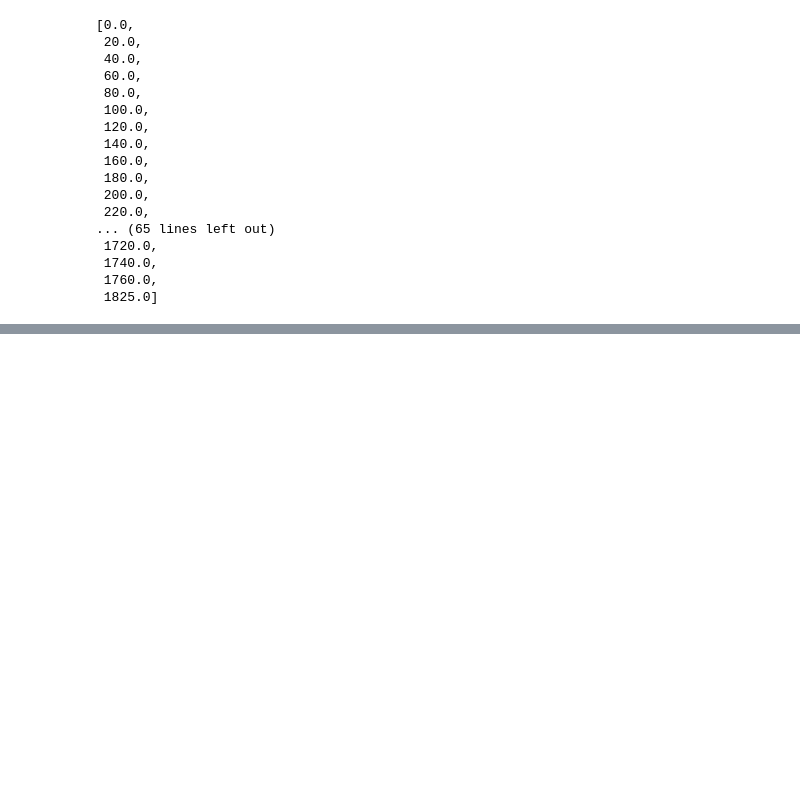
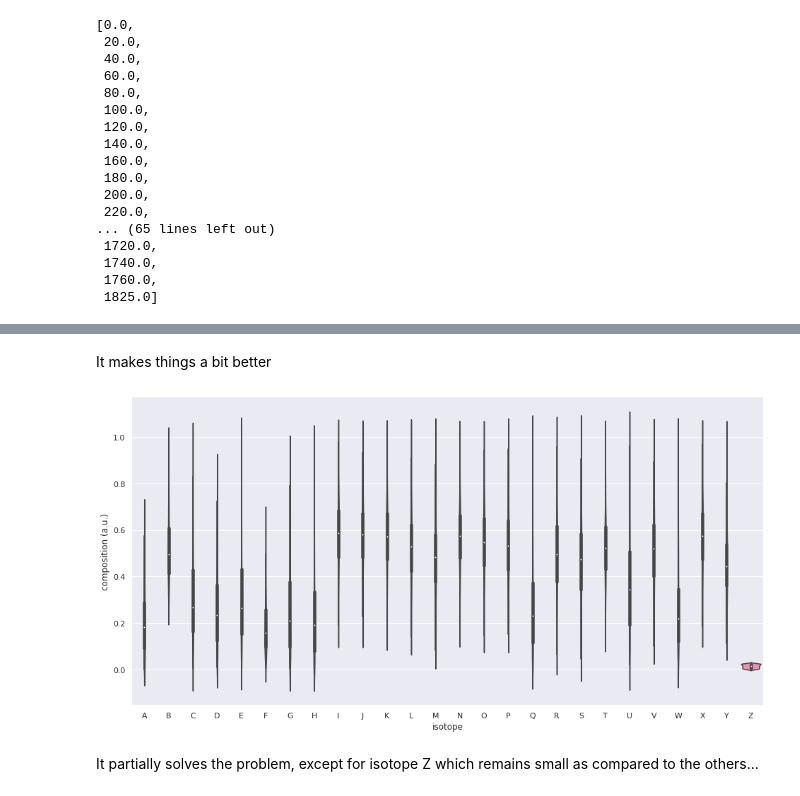
Before and after one commit to IRSN/nuclear_inventory_prediction, a Jupyter notebook: challenge_starting_kit.ipynb, the cells around one changed output, grey strips where cells are left out. Cells and saved outputs as stored; diff of their text form; code cells hidden in the pictures; blank space fills up the shorter version.

```diff
--- a/challenge_starting_kit.ipynb
+++ b/challenge_starting_kit.ipynb
@@ -160,0 +277,25 @@ Enjoy !
+# %%
+max_train_data = dtrain.max()
+dtrain_norm = dtrain/max_train_data
+
+
+max_test_data = dtest.max()
+dtest_norm = dtest/max_test_data
+# %% [markdown]
+It makes things a bit better
+# %%
+temp = pd.DataFrame()
+
+for i in alphabet:
+    temp=temp.append( pd.DataFrame( {"composition (a.u.)":dtrain_norm[i].loc[80] ,
+                                     "isotope":[i for j in dtrain_norm[i].loc[80]] ,
+                                     "time":["final" for j in dtrain_norm[i].loc[80]]} ) )
+
+sns.set_style("dark")
+sns.set(rc={'figure.figsize':(16,8)})
+sns.violinplot(data=temp,x="isotope",y="composition (a.u.)", inner="box")
+sns.despine(left=True)
+# %% [output]
+[figure, added]
+# %% [markdown]
+It partially solves the problem, except for isotope Z which remains small as compared to the others...
```
Also changed, not shown: parts of 56 cells of this notebook.
